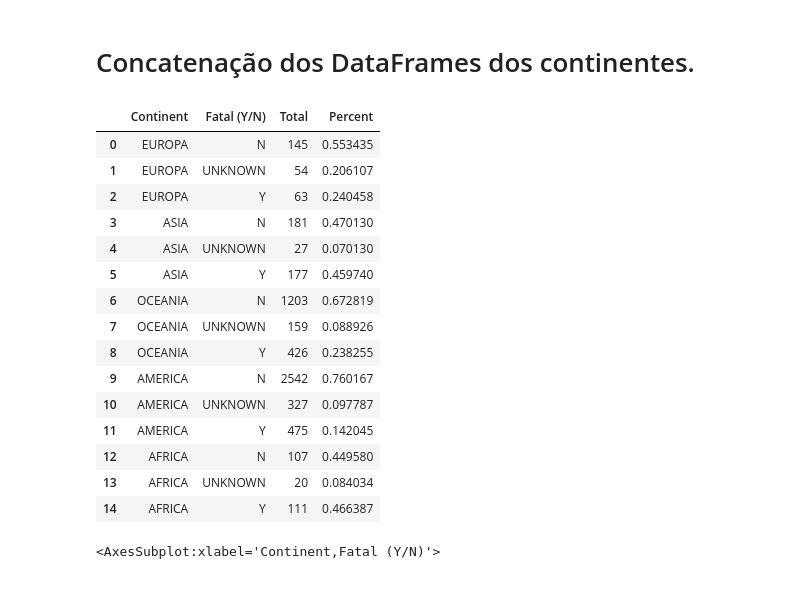
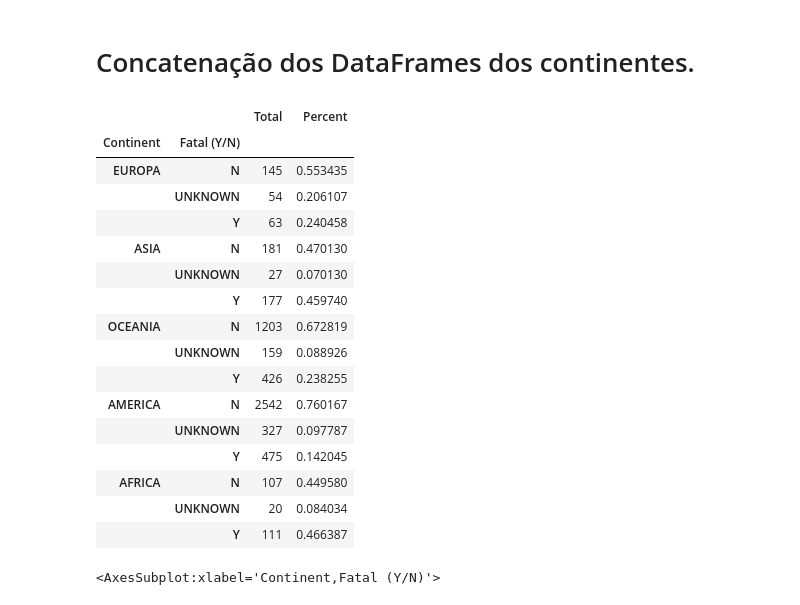
Before and after one commit to matheuszf/Projeto-Shark-Attack, a Jupyter notebook: projeto.ipynb, the cells around one changed output. Cells and saved outputs as stored; diff of their text form; code cells hidden in the pictures.

Commit message:
Projeto finalizado

```diff
--- a/projeto.ipynb
+++ b/projeto.ipynb
@@ -578,26 +583,28 @@ Europa
 |  | Y | 63 | 0.240458 |
 # %% [markdown]
 # Concatenação dos DataFrames dos continentes.
-# %%
-shark_final = pd.concat([Europa,Asia, Oceania, America, Africa])
-shark_final.reset_index()
-# %% [output]
-|  | Continent | Fatal (Y/N) | Total | Percent |
-| 0 | EUROPA | N | 145 | 0.553435 |
-| 1 | EUROPA | UNKNOWN | 54 | 0.206107 |
-| 2 | EUROPA | Y | 63 | 0.240458 |
-| 3 | ASIA | N | 181 | 0.470130 |
-| 4 | ASIA | UNKNOWN | 27 | 0.070130 |
-| 5 | ASIA | Y | 177 | 0.459740 |
-| 6 | OCEANIA | N | 1203 | 0.672819 |
-| 7 | OCEANIA | UNKNOWN | 159 | 0.088926 |
-| 8 | OCEANIA | Y | 426 | 0.238255 |
-| 9 | AMERICA | N | 2542 | 0.760167 |
-| 10 | AMERICA | UNKNOWN | 327 | 0.097787 |
-| 11 | AMERICA | Y | 475 | 0.142045 |
-| 12 | AFRICA | N | 107 | 0.449580 |
-| 13 | AFRICA | UNKNOWN | 20 | 0.084034 |
-| 14 | AFRICA | Y | 111 | 0.466387 |
+# %%
+#Concatenação dos DataFrames para melhor vizualização dos dados.
+shark_final = pd.concat([Europa,Asia, Oceania, America, Africa])
+shark_final#.reset_index() #use o .reset_index() para facilitar o trabalho futuro caso precise alterar algo no DataFrame.
+# %% [output]
+|  |  | Total | Percent |
+| Continent | Fatal (Y/N) |  |  |
+| EUROPA | N | 145 | 0.553435 |
+|  | UNKNOWN | 54 | 0.206107 |
+|  | Y | 63 | 0.240458 |
+| ASIA | N | 181 | 0.470130 |
+|  | UNKNOWN | 27 | 0.070130 |
+|  | Y | 177 | 0.459740 |
+| OCEANIA | N | 1203 | 0.672819 |
+|  | UNKNOWN | 159 | 0.088926 |
+|  | Y | 426 | 0.238255 |
+| AMERICA | N | 2542 | 0.760167 |
+|  | UNKNOWN | 327 | 0.097787 |
+|  | Y | 475 | 0.142045 |
+| AFRICA | N | 107 | 0.449580 |
+|  | UNKNOWN | 20 | 0.084034 |
+|  | Y | 111 | 0.466387 |
 # %%
 #Usei o plot.bar para ter uma melhor visualização
 shark_final.plot.bar()
```
Also changed, not shown: parts of 11 cells of this notebook.
